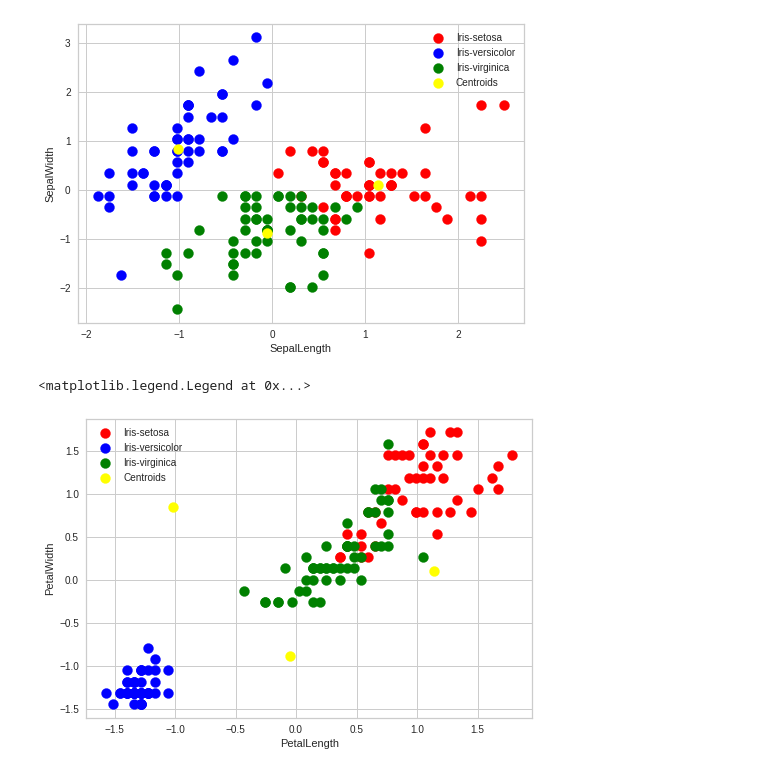
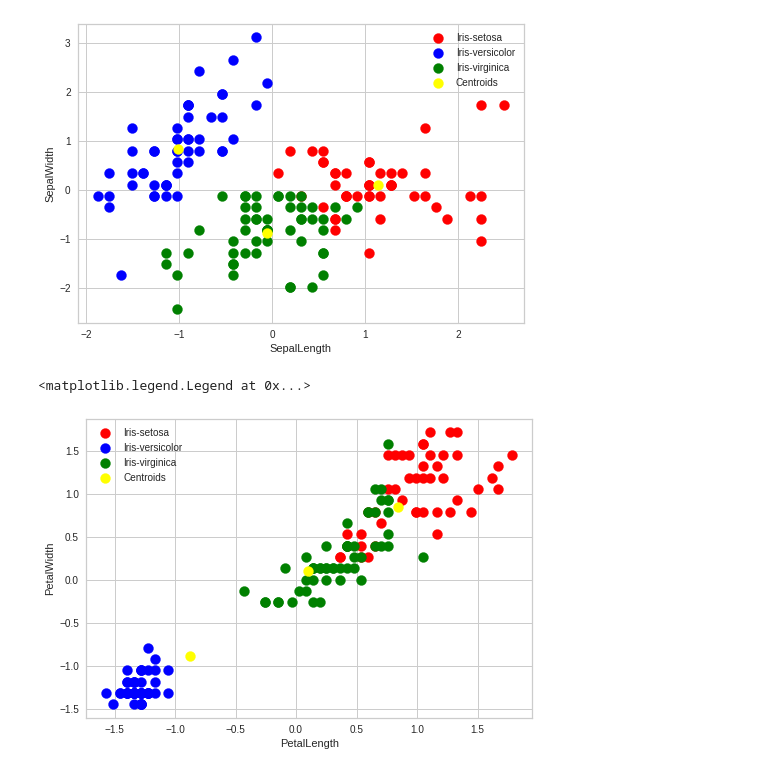
Before and after one commit to ashish-37/TheSparksFoundationInternship, a Jupyter notebook: GRIP Task 2/GRIP Task 2 .ipynb, the cells around one changed output. Drawn from its saved outputs; the diff is of its cells as text; code cells hidden in the pictures.

```diff
--- a/GRIP Task 2/GRIP Task 2 .ipynb
+++ b/GRIP Task 2/GRIP Task 2 .ipynb
@@ -175,14 +175,14 @@ plt.legend()
 # %%
 # Visualising the clusters - On the last two columns
 plt.scatter(X[y==0, 2], X[y==0, 3],s=100, c='red', label='Iris-setosa')
 plt.scatter(X[y==1, 2], X[y==1, 3],s=100, c='blue', label='Iris-versicolor')
 plt.scatter(X[y==2, 2], X[y==2, 3],s=100, c='green', label='Iris-virginica')
 # Plotting the centroids of the clusters
-plt.scatter(kmeans.cluster_centers_[:, 0], kmeans.cluster_centers_[:,1],
+plt.scatter(kmeans.cluster_centers_[:, 1], kmeans.cluster_centers_[:,1],
             s = 100, c = 'yellow', label = 'Centroids')
 plt.ylabel('PetalWidth')
 plt.xlabel('PetalLength')
 plt.legend()
 # %% [output]
 <matplotlib.legend.Legend at 0x...>
-[figure, old version]
+[figure, new version]
```
